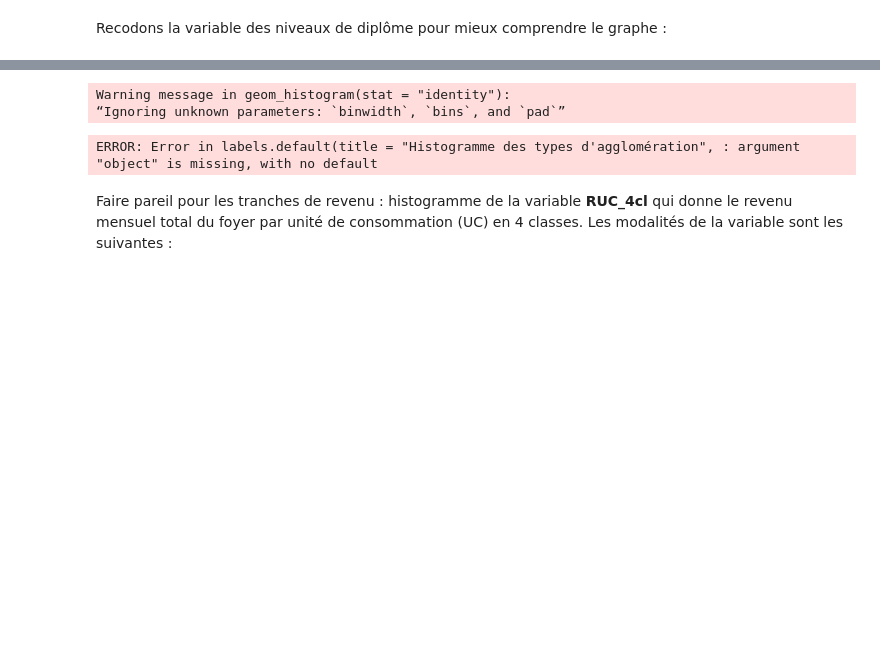
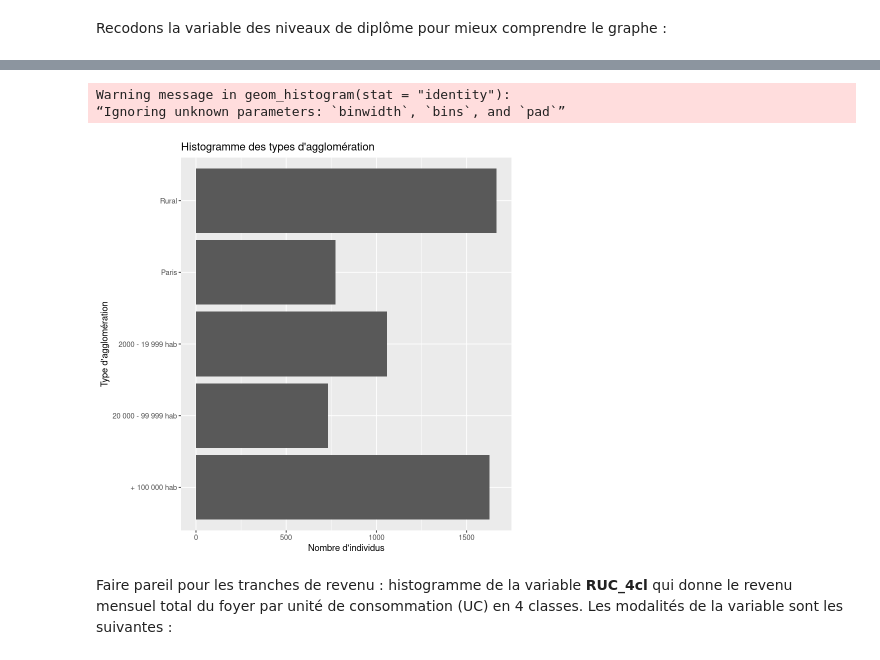
Before and after one commit to InseeFrLab/funathon2023_sujet3, a Jupyter notebook: Sujet_3_R.ipynb, the cells around one changed output, grey strips where cells are left out. Drawn from its saved outputs; the diff is of its cells as text; code cells hidden in the pictures; blank space fills up the shorter version.

```diff
--- a/Sujet_3_R.ipynb
+++ b/Sujet_3_R.ipynb
@@ -190,23 +195,17 @@ description_indiv <- description_indiv %>% mutate(categorie_agglo = case_when(ag
 # %%
 counts_agglo <- description_indiv %>% group_by(categorie_agglo) %>% summarise(n=n())
 
 # Générer le graphique en barres horizontales
 ggplot(data=counts_agglo,aes(x=categorie_agglo,y=n))+
     geom_histogram(stat="identity")+
     coord_flip()+
-    labels(title="Histogramme des types d'agglomération",
-          xlab="Type d'agglomération",
-          ylab="Nombre d'individus")
-
-
-#plt.title("Histogramme des types d'agglomération")
-#plt.xlabel("Type d'agglomération")
-#plt.ylabel("Nombre d'individus")
-#plt.show()
+    labs(title="Histogramme des types d'agglomération",
+          x="Type d'agglomération",
+          y="Nombre d'individus")
 # %% [output]
 Warning message in geom_histogram(stat = "identity"):
 “Ignoring unknown parameters: `binwidth`, `bins`, and `pad`”
-ERROR: Error in labels.default(title = "Histogramme des types d'agglomération", : argument "object" is missing, with no default
+[figure, added]
 # %% [markdown]
 Faire pareil pour les tranches de revenu : histogramme de la variable **RUC_4cl** qui donne le revenu mensuel total du foyer par unité de consommation (UC) en 4 classes. Les modalités de la variable sont les suivantes :
 # %%
```
Also changed, not shown: parts of 14 cells of this notebook.
